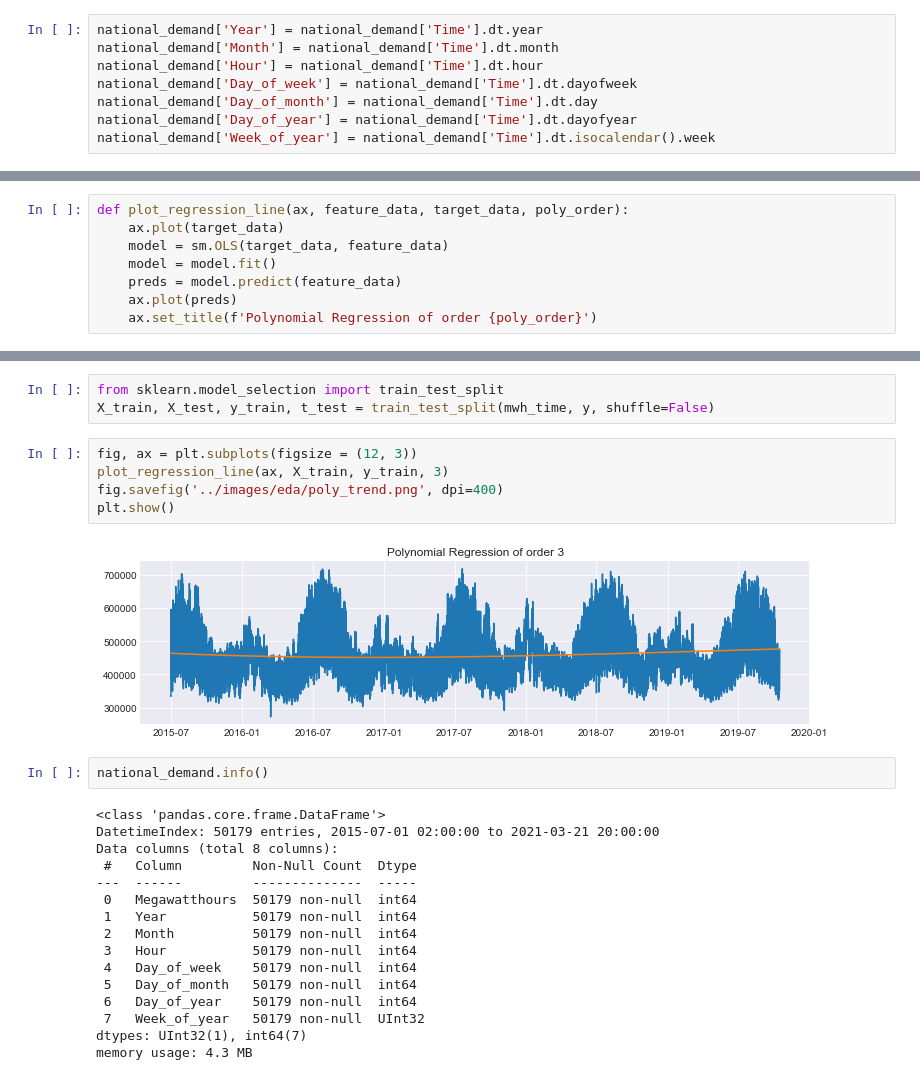
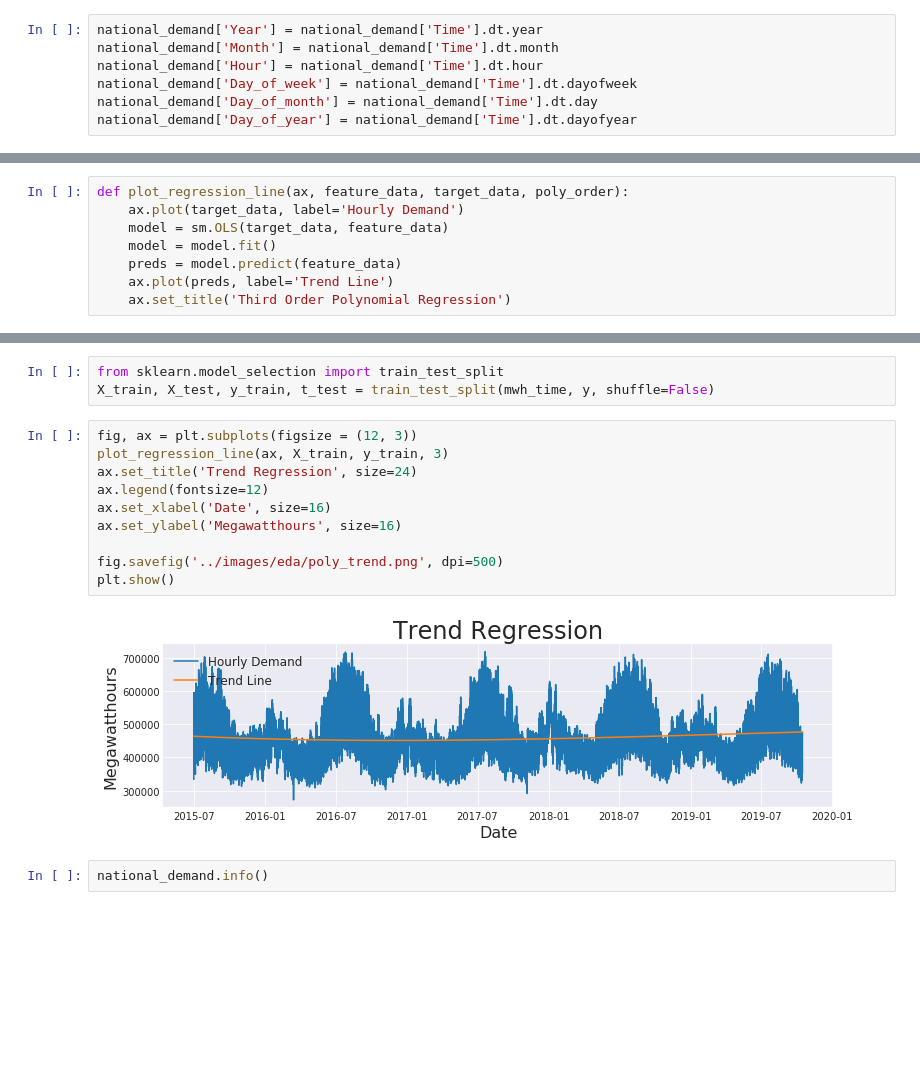
Before and after one commit to ryan-blauwaert/energy_forecasting, a Jupyter notebook: notebooks/EDA.ipynb, the cells around one changed output, grey strips where cells are left out. Drawn from its saved outputs; the diff is of its cells as text; blank space fills up the shorter version.

```diff
--- a/notebooks/EDA.ipynb
+++ b/notebooks/EDA.ipynb
@@ -74,7 +72,6 @@ national_demand['Hour'] = national_demand['Time'].dt.hour
 national_demand['Day_of_week'] = national_demand['Time'].dt.dayofweek
 national_demand['Day_of_month'] = national_demand['Time'].dt.day
 national_demand['Day_of_year'] = national_demand['Time'].dt.dayofyear
-national_demand['Week_of_year'] = national_demand['Time'].dt.isocalendar().week
 # %%
 national_demand.set_index('Time', inplace=True, drop=True)
 # %%
@@ -368,12 +351,12 @@ plt.show()
 ## Regression
 # %%
 def plot_regression_line(ax, feature_data, target_data, poly_order):
-    ax.plot(target_data)
+    ax.plot(target_data, label='Hourly Demand')
     model = sm.OLS(target_data, feature_data)
     model = model.fit()
     preds = model.predict(feature_data)
-    ax.plot(preds)
-    ax.set_title(f'Polynomial Regression of order {poly_order}')
+    ax.plot(preds, label='Trend Line')
+    ax.set_title('Third Order Polynomial Regression')
 # %%
 mwh_time = pd.DataFrame(mwh.copy())
 # %%
@@ -463,25 +465,14 @@ X_train, X_test, y_train, t_test = train_test_split(mwh_time, y, shuffle=False)
 # %%
 fig, ax = plt.subplots(figsize = (12, 3))
 plot_regression_line(ax, X_train, y_train, 3)
-fig.savefig('../images/eda/poly_trend.png', dpi=400)
+ax.set_title('Trend Regression', size=24)
+ax.legend(fontsize=12)
+ax.set_xlabel('Date', size=16)
+ax.set_ylabel('Megawatthours', size=16)
+
+fig.savefig('../images/eda/poly_trend.png', dpi=500)
 plt.show()
 # %% [output]
-[figure, old version]
+[figure, new version]
 # %%
 national_demand.info()
-# %% [output]
-<class 'pandas.core.frame.DataFrame'>
-DatetimeIndex: 50179 entries, 2015-07-01 02:00:00 to 2021-03-21 20:00:00
-Data columns (total 8 columns):
- #   Column         Non-Null Count  Dtype
----  ------         --------------  -----
- 0   Megawatthours  50179 non-null  int64
- 1   Year           50179 non-null  int64
- 2   Month          50179 non-null  int64
- 3   Hour           50179 non-null  int64
- 4   Day_of_week    50179 non-null  int64
- 5   Day_of_month   50179 non-null  int64
- 6   Day_of_year    50179 non-null  int64
- 7   Week_of_year   50179 non-null  UInt32
-dtypes: UInt32(1), int64(7)
-memory usage: 4.3 MB
```
Also changed, not shown: parts of 29 cells of this notebook, 18 other files.
